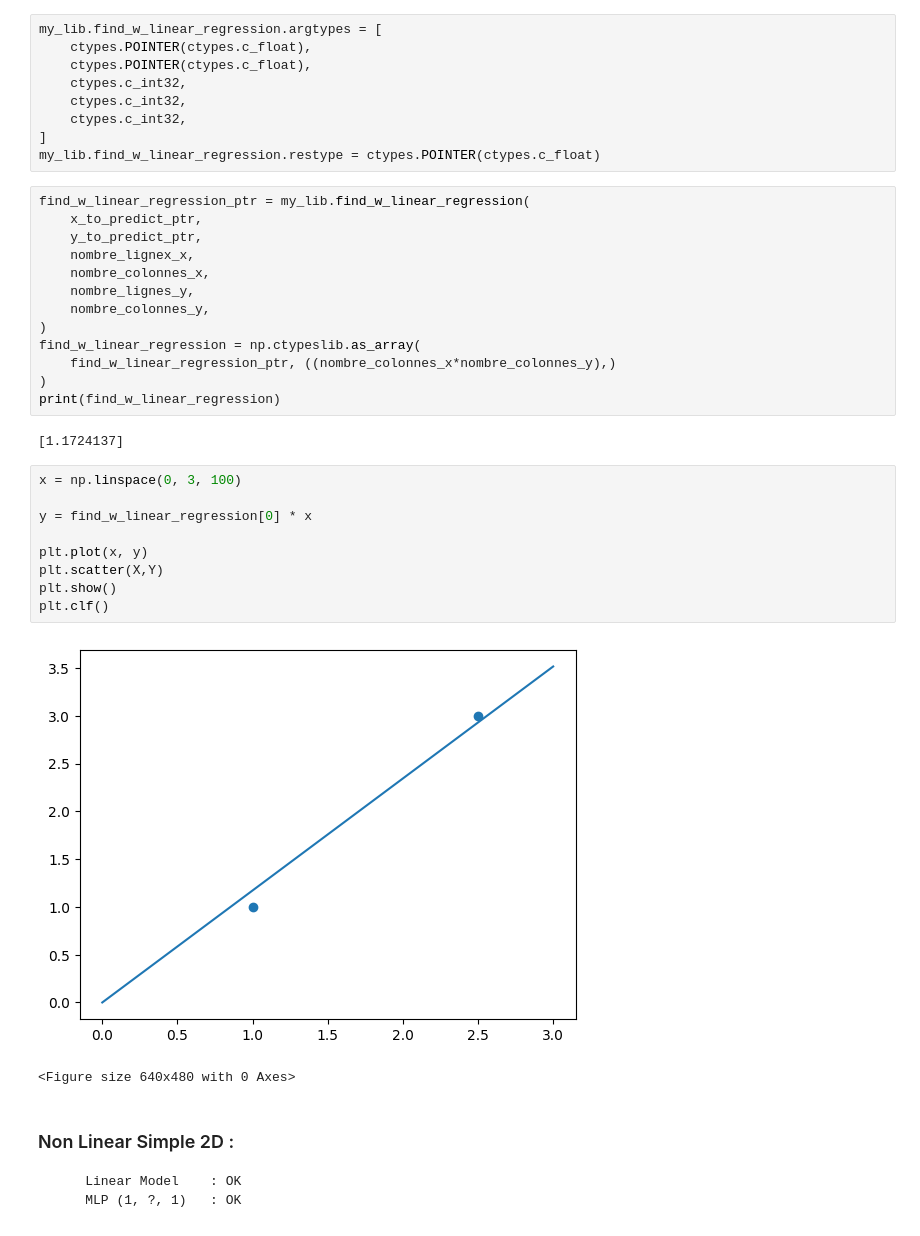
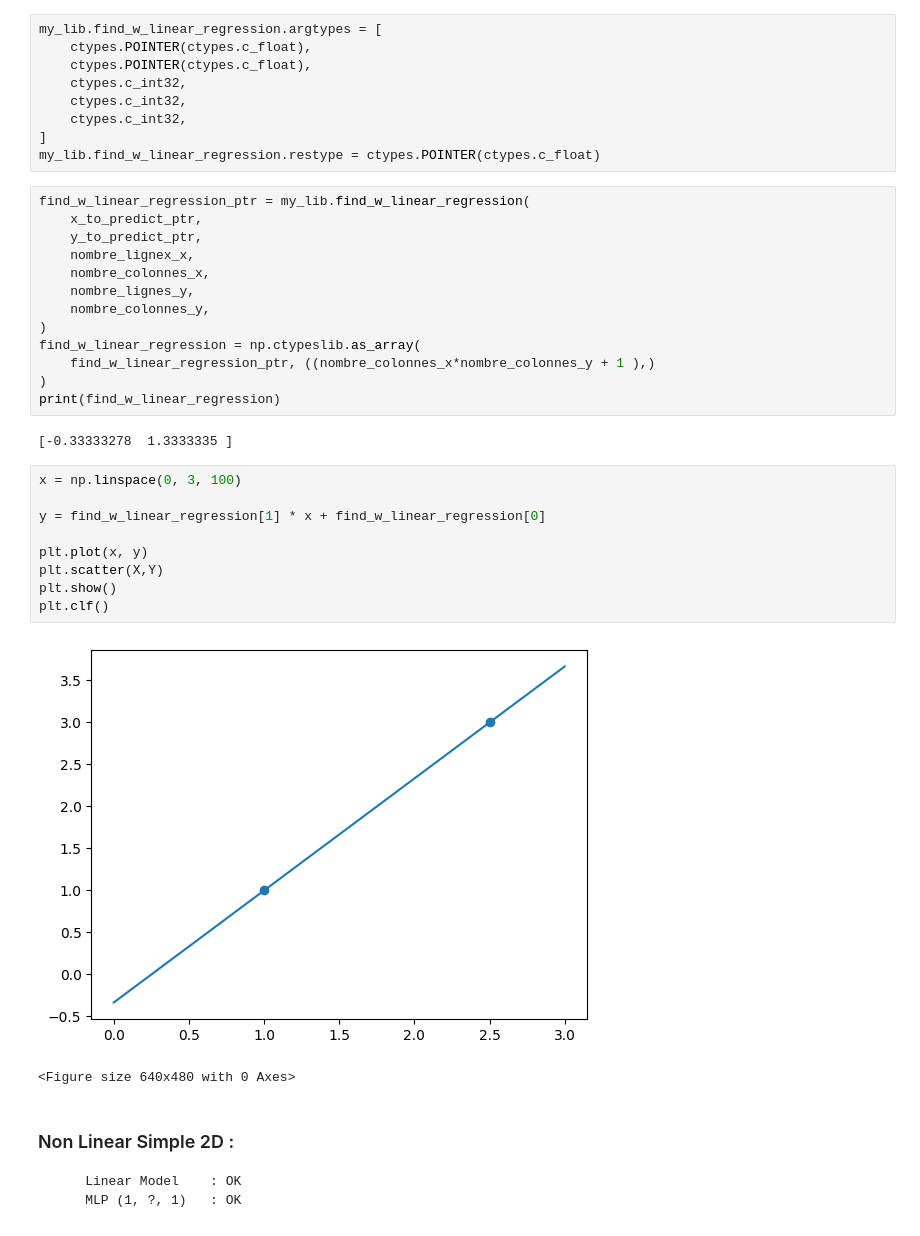
Before and after one commit to Elbub/3IABD2---Projet-annuel, a Jupyter notebook: tests_interops/notebook_test_interops_linear_regression.ipynb, the cells around one changed output. Saved outputs shown, nothing was run; the diff lists cells and outputs as text.

```diff
--- a/tests_interops/notebook_test_interops_linear_regression.ipynb
+++ b/tests_interops/notebook_test_interops_linear_regression.ipynb
@@ -75,22 +75,22 @@ find_w_linear_regression_ptr = my_lib.find_w_linear_regression(
     nombre_colonnes_y,
 )
 find_w_linear_regression = np.ctypeslib.as_array(
-    find_w_linear_regression_ptr, ((nombre_colonnes_x*nombre_colonnes_y),)
+    find_w_linear_regression_ptr, ((nombre_colonnes_x*nombre_colonnes_y + 1 ),)
 )
 print(find_w_linear_regression)
 # %% [output]
-[1.1724137]
+[-0.33333278  1.3333335 ]
 # %%
 x = np.linspace(0, 3, 100)
 
-y = find_w_linear_regression[0] * x
+y = find_w_linear_regression[1] * x + find_w_linear_regression[0]
 
 plt.plot(x, y)
 plt.scatter(X,Y)
 plt.show()
 plt.clf()
 # %% [output]
-[figure, old version]
+[figure, new version]
 <Figure size 640x480 with 0 Axes>
 # %% [markdown]
 ### Non Linear Simple 2D :
```
Also changed, not shown: parts of 8 cells of this notebook, 1 other file.
